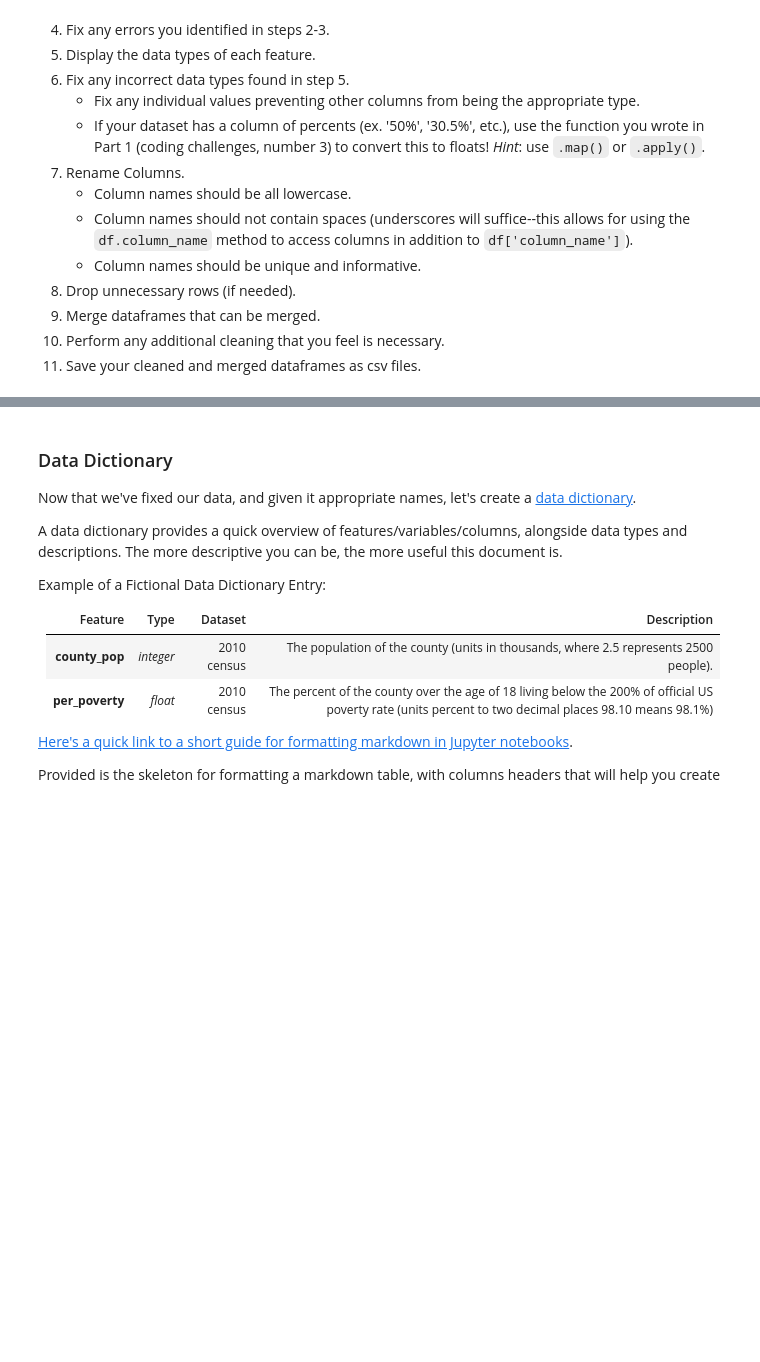
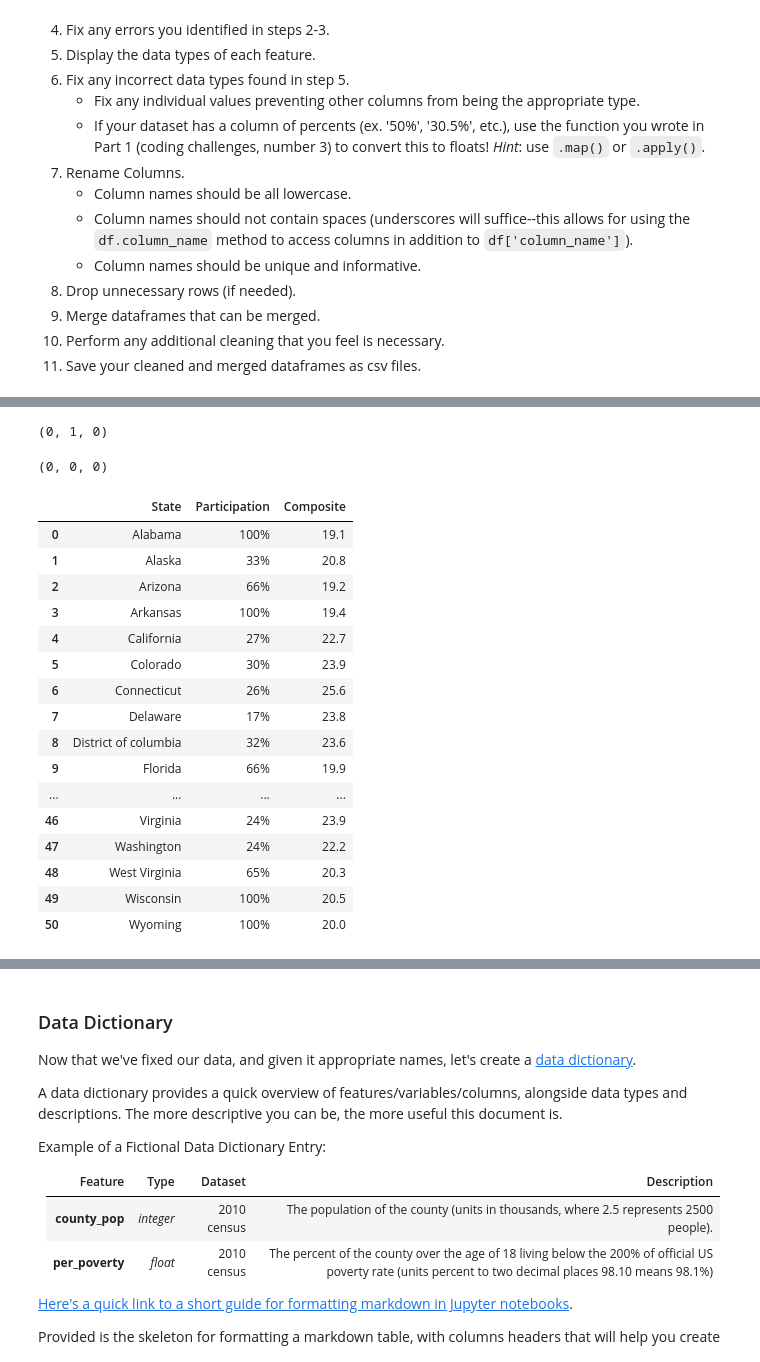
Before and after one commit to argishtiovsepyan/Standardized_Test_Analysis, a Jupyter notebook: code/starter-code.ipynb, the cells around one changed output, grey strips where cells are left out. Drawn from its saved outputs; the diff is of its cells as text; code cells hidden in the pictures; blank space fills up the shorter version.

Commit message:
lots of data cleaning and stuff

```diff
--- a/code/starter-code.ipynb
+++ b/code/starter-code.ipynb
@@ -174,0 +190,10 @@ Import the datasets that you selected for this project and go through the follow
+# %%
+# Code:
+
+act_2017 = '/Users/argishtiovsepyan/DSI-508/Projects/project-1/data/act_2017.csv'
+act_2018 = '/Users/argishtiovsepyan/DSI-508/Projects/project-1/data/act_2018.csv'
+act_2019 = '/Users/argishtiovsepyan/DSI-508/Projects/project-1/data/act_2019.csv'
+# %%
+df_act_2017 = pd.read_csv(act_2017)
+df_act_2018 = pd.read_csv(act_2018)
+df_act_2019 = pd.read_csv(act_2019)
@@ -174,0 +305,32 @@ Import the datasets that you selected for this project and go through the follow
+# %%
+# duplicated().sum() shows 1 as true and 0 as false, you can see how many
+
+df_act_2017.duplicated().sum(), df_act_2018.duplicated().sum(), df_act_2019.duplicated().sum()
+# %% [output]
+(0, 1, 0)
+# %%
+df_act_2018 = df_act_2018.drop_duplicates().reset_index(drop=True)
+# %%
+df_act_2017.duplicated().sum(), df_act_2018.duplicated().sum(), df_act_2019.duplicated().sum()
+# %% [output]
+(0, 0, 0)
+# %%
+df_act_2018
+# %% [output]
+|  | State | Participation | Composite |
+| 0 | Alabama | 100% | 19.1 |
+| 1 | Alaska | 33% | 20.8 |
+| 2 | Arizona | 66% | 19.2 |
+| 3 | Arkansas | 100% | 19.4 |
+| 4 | California | 27% | 22.7 |
+| 5 | Colorado | 30% | 23.9 |
+| 6 | Connecticut | 26% | 25.6 |
+| 7 | Delaware | 17% | 23.8 |
+| 8 | District of columbia | 32% | 23.6 |
+| 9 | Florida | 66% | 19.9 |
+| ... | ... | ... | ... |
+| 46 | Virginia | 24% | 23.9 |
+| 47 | Washington | 24% | 22.2 |
+| 48 | West Virginia | 65% | 20.3 |
+| 49 | Wisconsin | 100% | 20.5 |
+| 50 | Wyoming | 100% | 20.0 |
```
Also changed, not shown: parts of 14 cells of this notebook.
